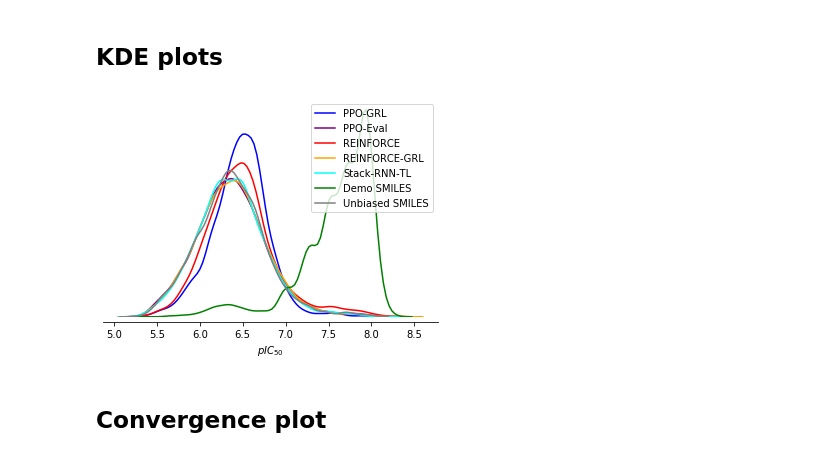
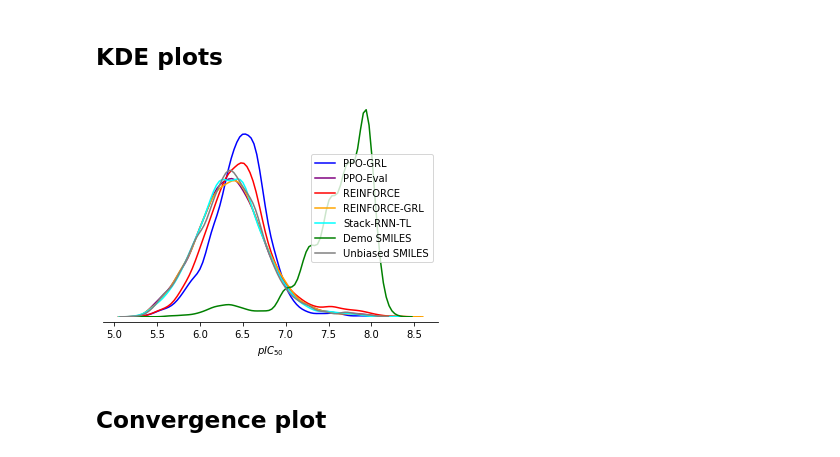
Before and after one commit to bbrighttaer/irelease, a Jupyter notebook: proj/notebooks/jak2_max_analysis.ipynb, the cells around one changed output. Cells and saved outputs as stored; diff of their text form; code cells hidden in the pictures.

Commit message:
jak2-max kde plot legend repos

```diff
--- a/proj/notebooks/jak2_max_analysis.ipynb
+++ b/proj/notebooks/jak2_max_analysis.ipynb
@@ -106,20 +106,21 @@ preds_unbiased_smiles = preds_unbiased['prediction'].tolist()
 # %%
 sns.kdeplot(preds_ppo_grl_smiles, label='PPO-GRL', shade=False, color='blue')
 sns.kdeplot(preds_ppo_baseline_reward_smiles, label='PPO-Eval', shade=False, color='purple')
 sns.kdeplot(preds_reinforce_smiles, label='REINFORCE', shade=False, color='red')
 ax = sns.kdeplot(preds_reinforce_grl_smiles, label='REINFORCE-GRL', shade=False, color='orange')
 sns.kdeplot(preds_stack_rnn_tl_smiles, label='Stack-RNN-TL', shade=False, color='cyan')
 sns.kdeplot(preds_demo_smiles, label='Demo SMILES', shade=False, color='green')
 ax = sns.kdeplot(preds_unbiased_smiles, label='Unbiased SMILES', shade=False, color='gray')
 plt.xlabel('$pIC_{50}$')
+plt.legend(loc='center right')
 # ax.get_xaxis().set_visible(False)
 ax.get_yaxis().set_visible(False)
 # ax.set_xticks([])
 sns.despine(offset=5, left=True, bottom=False)
 plt.savefig('jak2_max/jak2_max_kde_plots.pdf')
 plt.show()
 # %% [output]
-[figure, old version]
+[figure, new version]
 # %% [markdown]
 ## Convergence plot
 # %%
```
Also changed, not shown: parts of 2 cells of this notebook, 3 other files.
